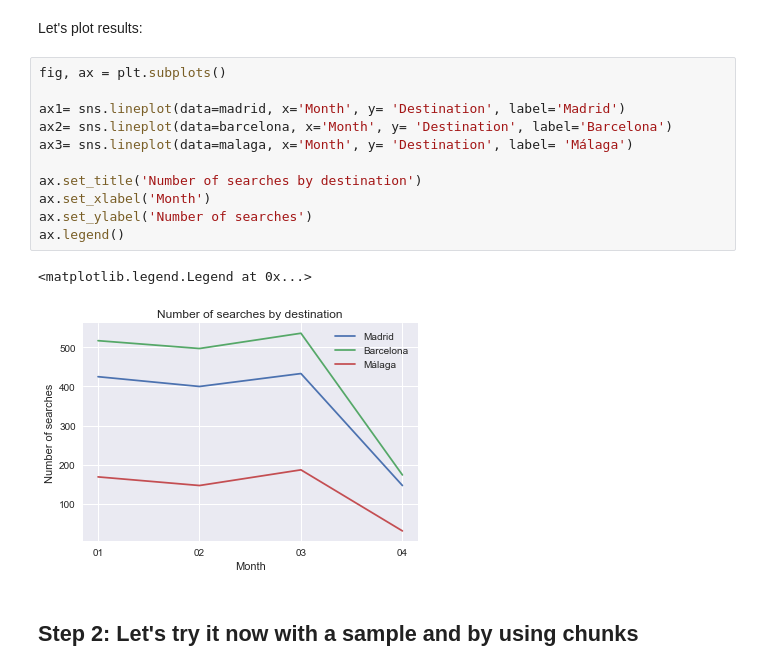
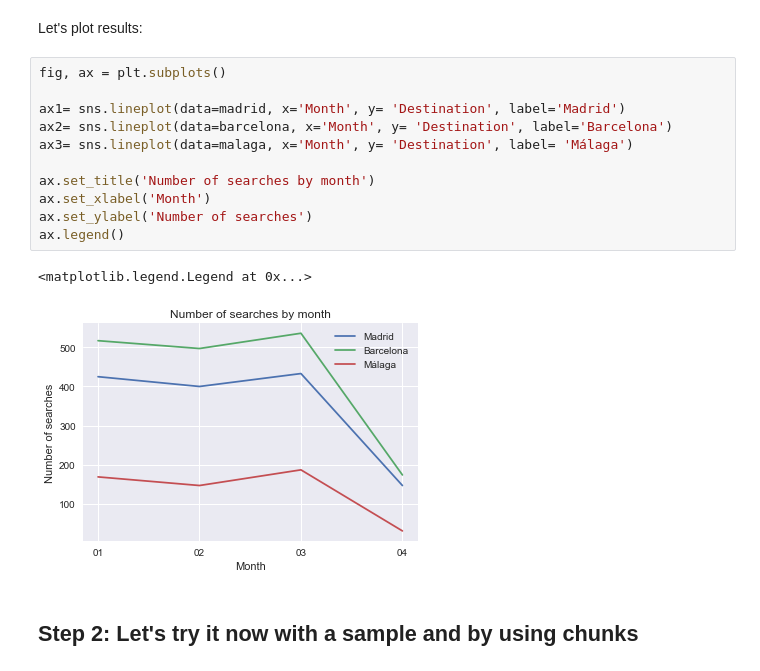
Before and after one commit to Laurajmoreno/DS_Challenge, a Jupyter notebook: Exercise 3 - Number of searches for Madrid, Barcelona and Malaga.ipynb, the cells around one changed output. Cells and saved outputs as stored; diff of their text form.

```diff
--- a/Exercise 3 - Number of searches for Madrid, Barcelona and Malaga.ipynb
+++ b/Exercise 3 - Number of searches for Madrid, Barcelona and Malaga.ipynb
@@ -189,17 +191,17 @@ Let's plot results:
 # %%
 fig, ax = plt.subplots()
 
 ax1= sns.lineplot(data=madrid, x='Month', y= 'Destination', label='Madrid')
 ax2= sns.lineplot(data=barcelona, x='Month', y= 'Destination', label='Barcelona')
 ax3= sns.lineplot(data=malaga, x='Month', y= 'Destination', label= 'Málaga')
 
-ax.set_title('Number of searches by destination')
+ax.set_title('Number of searches by month')
 ax.set_xlabel('Month')
 ax.set_ylabel('Number of searches')
 ax.legend()
 # %% [output]
 <matplotlib.legend.Legend at 0x...>
-[figure, old version]
+[figure, new version]
 # %% [markdown]
 ## Step 2: Let's try it now with a sample and by using chunks
 # %% [markdown]
```
Also changed, not shown: parts of 11 cells of this notebook.
